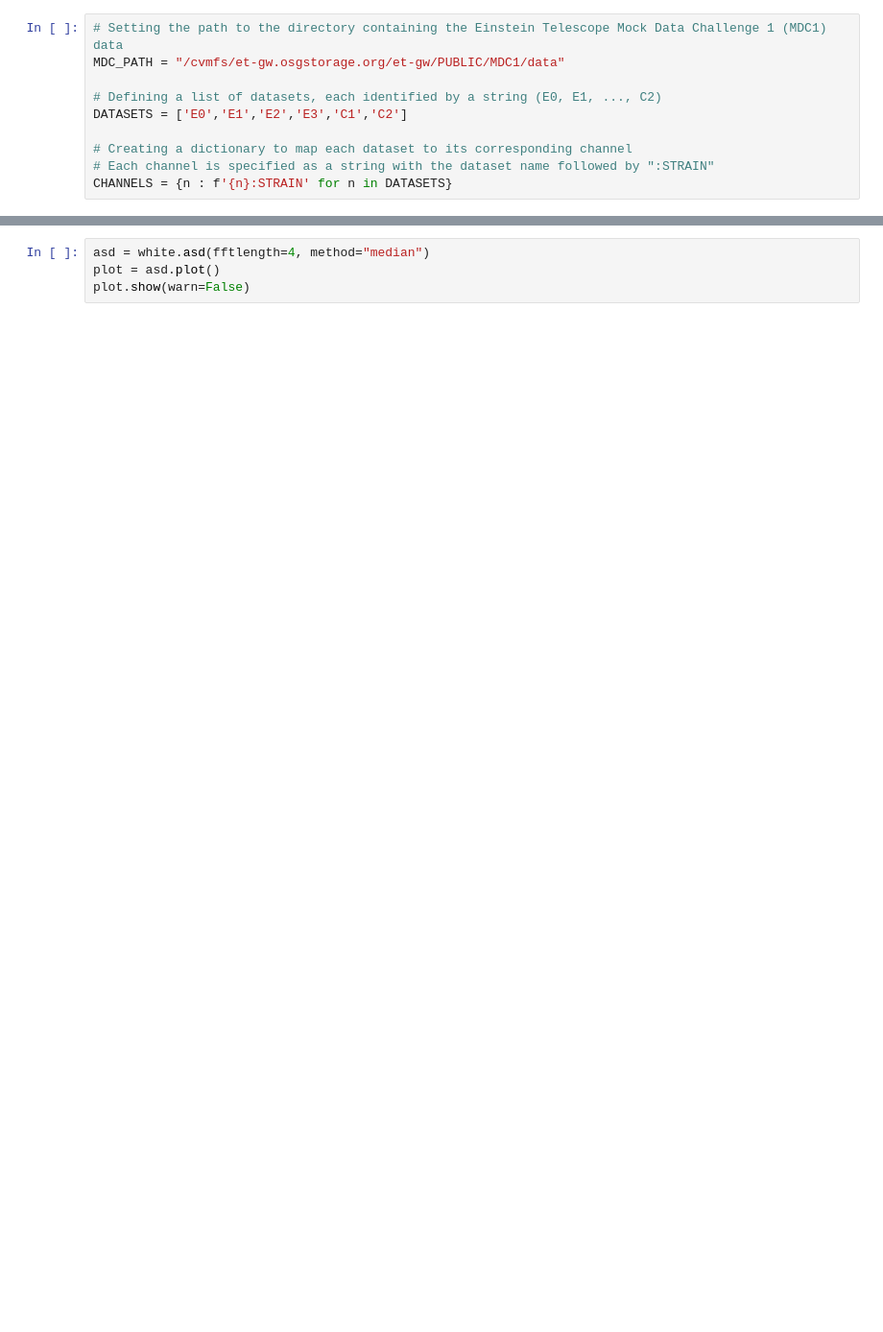
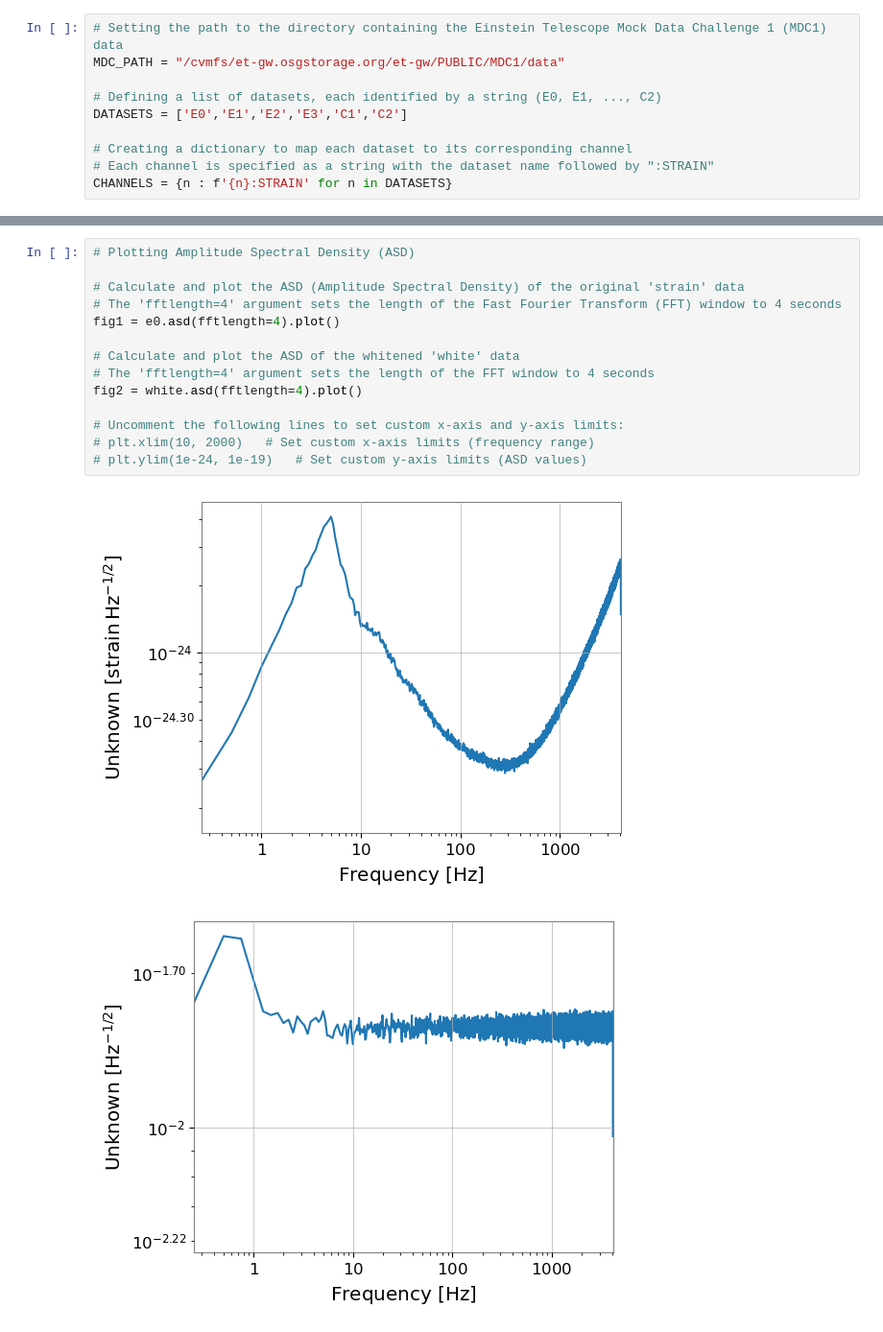
Before and after one commit to elenacuoco/ET-MDC-Tutorials, a Jupyter notebook: notebooks/DataProc.ipynb, the cells around one changed output, grey strips where cells are left out. Shown at 96% size. Saved outputs shown, nothing was run; the diff lists cells and outputs as text; blank space fills up the shorter version.

```diff
--- a/notebooks/DataProc.ipynb
+++ b/notebooks/DataProc.ipynb
@@ -81,4 +198,17 @@ plot = white.plot()
 # %%
-asd = white.asd(fftlength=4, method="median")
-plot = asd.plot()
-plot.show(warn=False)
+# Plotting Amplitude Spectral Density (ASD)
+
+# Calculate and plot the ASD (Amplitude Spectral Density) of the original 'strain' data
+# The 'fftlength=4' argument sets the length of the Fast Fourier Transform (FFT) window to 4 seconds
+fig1 = e0.asd(fftlength=4).plot()
+
+# Calculate and plot the ASD of the whitened 'white' data
+# The 'fftlength=4' argument sets the length of the FFT window to 4 seconds
+fig2 = white.asd(fftlength=4).plot()
+
+# Uncomment the following lines to set custom x-axis and y-axis limits:
+# plt.xlim(10, 2000)   # Set custom x-axis limits (frequency range)
+# plt.ylim(1e-24, 1e-19)   # Set custom y-axis limits (ASD values)
+# %% [output]
+[figure, added]
+[figure, added]
```
Also changed, not shown: parts of 24 cells of this notebook, 1 other file.
